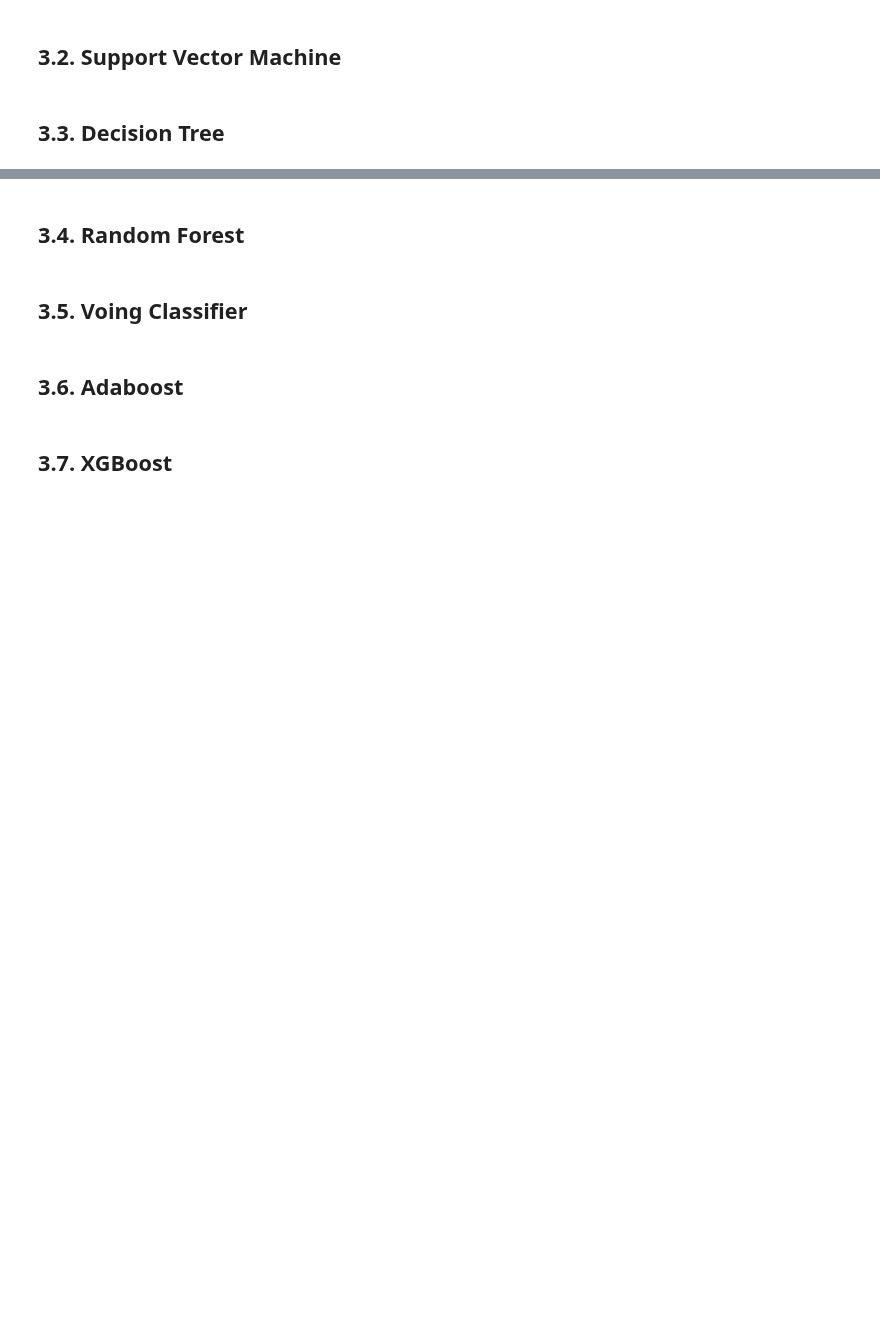
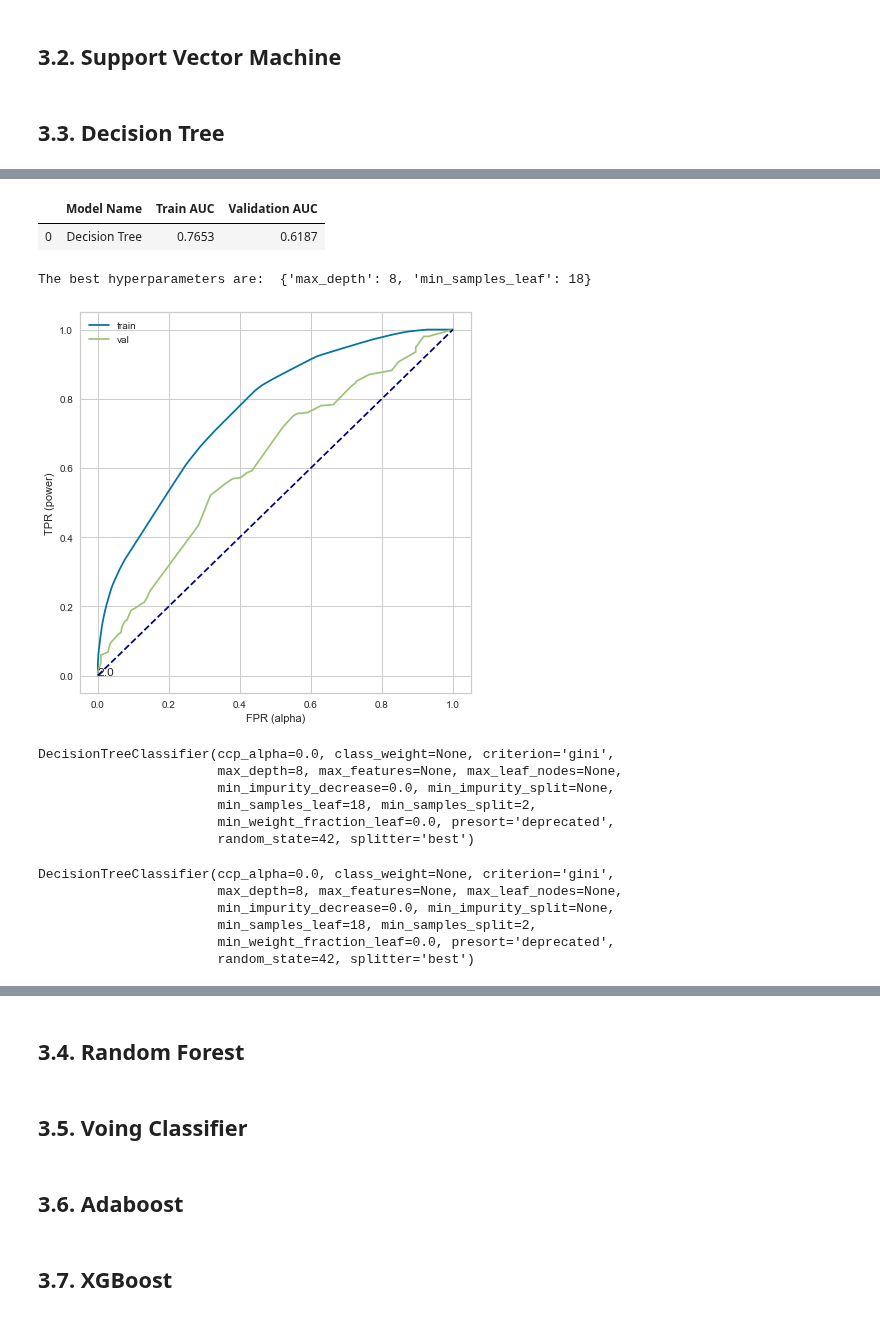
Before and after one commit to ravimalde/ufc_fight_predictor, a Jupyter notebook: modelling.ipynb, the cells around one changed output, grey strips where cells are left out. Cells and saved outputs as stored; diff of their text form; code cells hidden in the pictures; blank space fills up the shorter version.

```diff
--- a/modelling.ipynb
+++ b/modelling.ipynb
@@ -158,5 +179,28 @@ d_tree2.opt_plots()
 # %%
 d_tree3 = Classification('Decision Tree', X_train, X_val, y_train, y_val)
 # %%
-param_grid = {'max_depth':range(1,16,1),'min_samples_leaf':range(15,46,1)}
+param_grid = {'max_depth':range(1,15,1),'min_samples_leaf':range(10,50,1)}
 d_tree3.get_scores(param_grid, skf)
+# %% [output]
+|  | Model Name | Train AUC | Validation AUC |
+| 0 | Decision Tree | 0.7653 | 0.6187 |
+The best hyperparameters are:  {'max_depth': 8, 'min_samples_leaf': 18}
+[figure, added]
+# %%
+d_tree3.best_model
+# %% [output]
+DecisionTreeClassifier(ccp_alpha=0.0, class_weight=None, criterion='gini',
+                       max_depth=8, max_features=None, max_leaf_nodes=None,
+                       min_impurity_decrease=0.0, min_impurity_split=None,
+                       min_samples_leaf=18, min_samples_split=2,
+                       min_weight_fraction_leaf=0.0, presort='deprecated',
+                       random_state=42, splitter='best')
+# %%
+d_tree3.opt_model.best_estimator_
+# %% [output]
+DecisionTreeClassifier(ccp_alpha=0.0, class_weight=None, criterion='gini',
+                       max_depth=8, max_features=None, max_leaf_nodes=None,
+                       min_impurity_decrease=0.0, min_impurity_split=None,
+                       min_samples_leaf=18, min_samples_split=2,
+                       min_weight_fraction_leaf=0.0, presort='deprecated',
+                       random_state=42, splitter='best')
```
Also changed, not shown: parts of 11 cells of this notebook, 2 other files.
